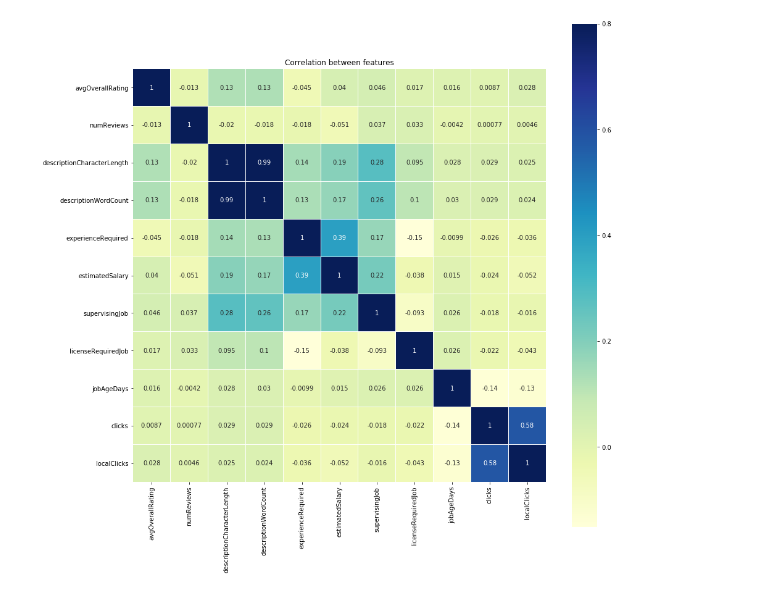
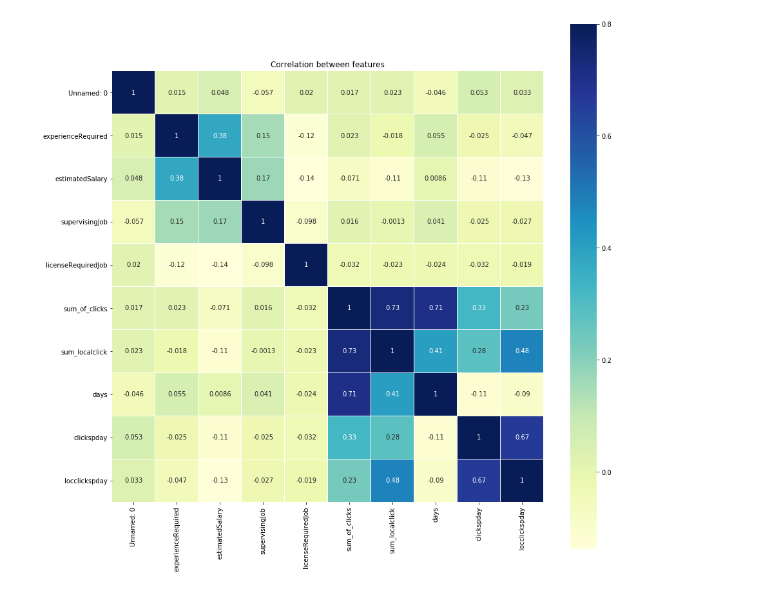
Before and after one commit to DJ-2805/datafest2018, a Jupyter notebook: dataVisual.ipynb, the cells around one changed output. Cells and saved outputs as stored; diff of their text form; code cells hidden in the pictures.

```diff
--- a/dataVisual.ipynb
+++ b/dataVisual.ipynb
@@ -33,0 +6,8 @@ points
+# %%
+# data sets being imported into the proj
+data = pd.read_csv('CleanBigData.csv')
+dataDf = pd.DataFrame(dataRough)
+
+work = pd.read_csv('big_data_allStates_sup_dem.csv')
+workDf = pd.DataFrame(work)
+workDf['sup/dem'] = workDf['counts']/workDf['clickspday']
@@ -34,10 +51,15 @@ points
 # %%
+# correlation table made for data sets
+# gets color make up for table
 current_palette = sns.color_palette()
-corr=points.corr()
+# correlates values to each other
+corr=dataDf.corr()
 
+# creates figure
 plt.figure(figsize=(15, 15))
 
+# plots data down onto set
 sns.heatmap(corr, vmax=.8, linewidths=0.01, square=True,annot=True,cmap='YlGnBu',linecolor="white")
 plt.title('Correlation between features');
 # %% [output]
-[figure, old version]
+[figure, new version]
```
Also changed, not shown: parts of 20 cells of this notebook, 3 other files.
